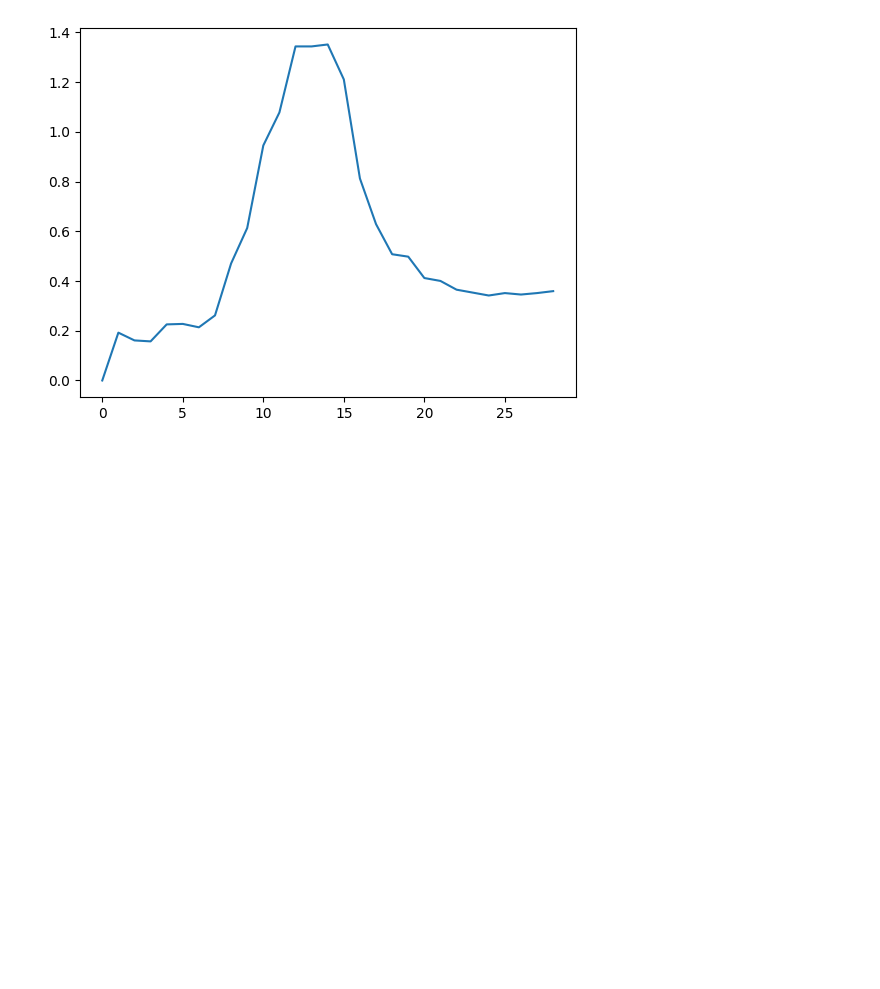
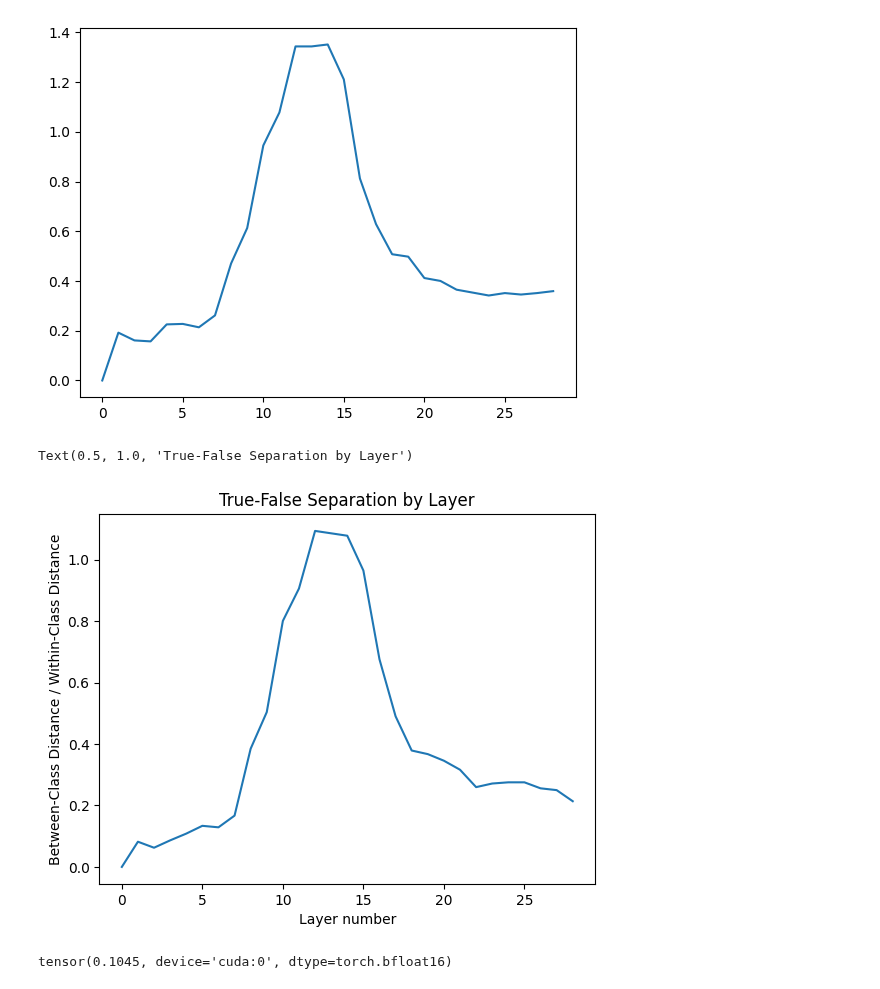
Before and after one commit to JDS289/BaLD4LLM, a Jupyter notebook: playingAround.ipynb, the cells around one changed output. Cells and saved outputs as stored; diff of their text form; code cells hidden in the pictures; blank space fills up the shorter version.

```diff
--- a/playingAround.ipynb
+++ b/playingAround.ipynb
@@ -239,3 +239,38 @@ plt.plot(between_within_ratios)
 # %% [output]
 [<matplotlib.lines.Line2D at 0x...>]
 [figure]
+# %%
+import pickle
+
+with open("/content/drive/My Drive/hidden_statess/true_hidden_statess.pkl", "rb") as f:
+  true_hidden_statess = pickle.load(f)
+
+with open("/content/drive/My Drive/hidden_statess/false_hidden_statess.pkl", "rb") as f:
+  false_hidden_statess = pickle.load(f)
+# %%
+between_class_distances = []  # one for each layer
+within_class_distances = []  # averaged between True and False; so one for each layer
+between_within_ratios = []
+
+for layer_i in range(len(true_hidden_statess[0][0])):
+  current_true_average = sum(hidden_states[0][layer_i][0][-1] for hidden_states in true_hidden_statess) / len(true_hidden_statess)
+  average_true_distance = sum(torch.norm(current_true_average - hidden_states[0][layer_i][0][-1]) for hidden_states in true_hidden_statess) / len(true_hidden_statess)
+
+  current_false_average = sum(hidden_states[0][layer_i][0][-1] for hidden_states in false_hidden_statess) / len(false_hidden_statess)
+  average_false_distance = sum(torch.norm(current_false_average - hidden_states[0][layer_i][0][-1]) for hidden_states in false_hidden_statess) / len(false_hidden_statess)
+
+  between_class_distances.append(torch.norm(current_true_average - current_false_average))
+  within_class_distances.append((average_true_distance + average_false_distance) / 2)
+
+  between_within_ratios.append((between_class_distances[-1] / within_class_distances[-1]).item())
+# %%
+from matplotlib import pyplot as plt
+
+plt.plot(between_within_ratios)
+
+plt.xlabel("Layer number")
+plt.ylabel("Between-Class Distance / Within-Class Distance")
+plt.title("True-False Separation by Layer")
+# %% [output]
+Text(0.5, 1.0, 'True-False Separation by Layer')
+[figure, added]
@@ -241,0 +285,4 @@ plt.plot(between_within_ratios)
+# %%
+print(true_relevant_states[7][0])
+# %% [output]
+tensor(0.1045, device='cuda:0', dtype=torch.bfloat16)
```
Also changed, not shown: parts of 1 cell of this notebook.
